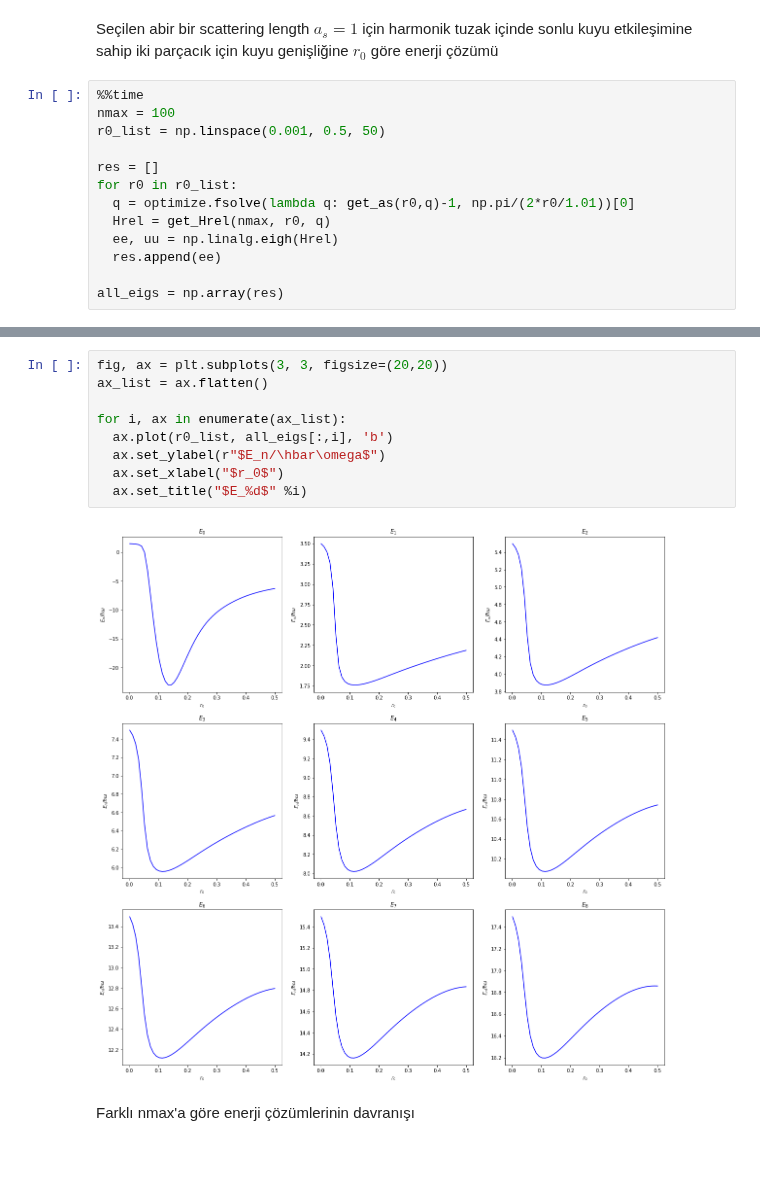
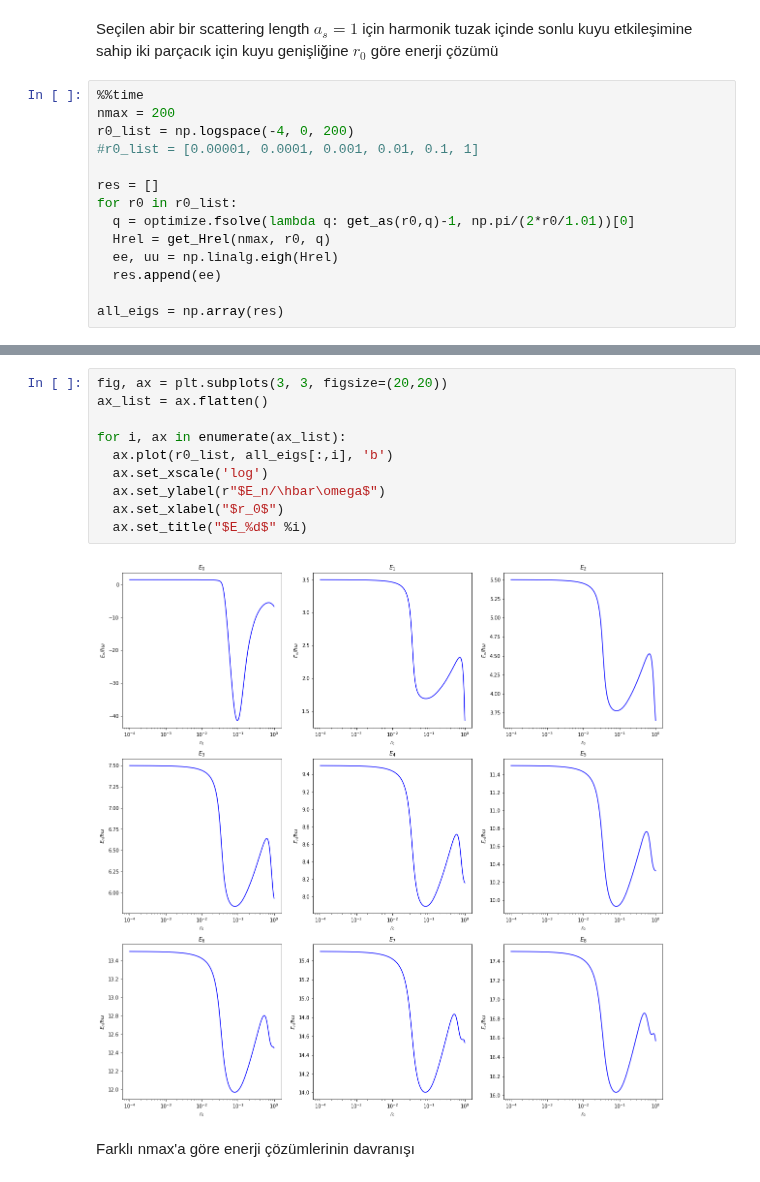
Before and after one commit to OFKadi/Bitirme_Projesi, a Jupyter notebook: Jupyter_Notebooks/Two_body_HO.ipynb, the cells around one changed output, grey strips where cells are left out. Cells and saved outputs as stored; diff of their text form.

```diff
--- a/Jupyter_Notebooks/Two_body_HO.ipynb
+++ b/Jupyter_Notebooks/Two_body_HO.ipynb
@@ -244,8 +244,9 @@ plt.axvline(0,ls=':');
 Seçilen abir bir scattering length $a_s=1$ için harmonik tuzak içinde sonlu kuyu etkileşimine sahip iki parçacık için kuyu genişliğine $r_0$ göre enerji çözümü
 # %%
 %%time
-nmax = 100
-r0_list = np.linspace(0.001, 0.5, 50)
+nmax = 200
+r0_list = np.logspace(-4, 0, 200)
+#r0_list = [0.00001, 0.0001, 0.001, 0.01, 0.1, 1]
 
 res = []
 for r0 in r0_list:
@@ -261,14 +263,15 @@ Wall time: 2min 38s
 # %%
 fig, ax = plt.subplots(3, 3, figsize=(20,20))
 ax_list = ax.flatten()
 
 for i, ax in enumerate(ax_list):
   ax.plot(r0_list, all_eigs[:,i], 'b')
+  ax.set_xscale('log')
   ax.set_ylabel(r"$E_n/\hbar\omega$")
   ax.set_xlabel("$r_0$")
   ax.set_title("$E_%d$" %i)
 # %% [output]
-[figure, old version]
+[figure, new version]
 # %% [markdown]
 Farklı nmax'a göre enerji çözümlerinin davranışı
 # %%
```
Also changed, not shown: parts of 1 cell of this notebook.
